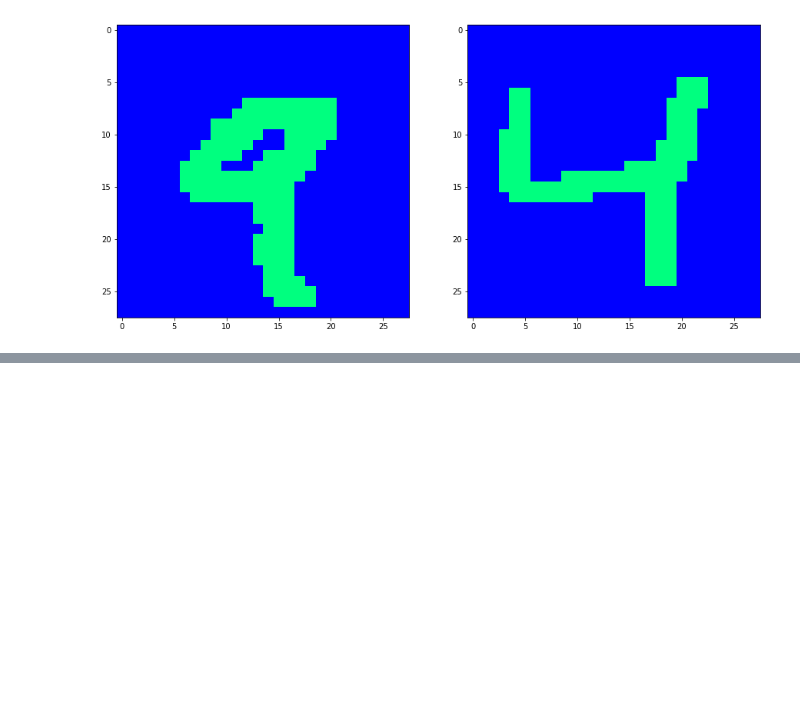
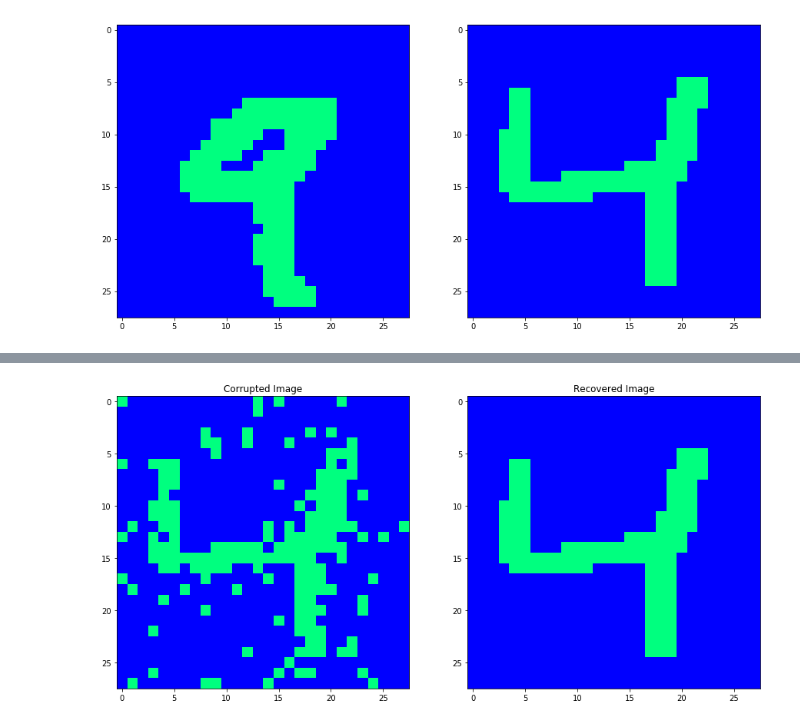
Before and after one commit to TarinZ/hopfield-nets, a Jupyter notebook: hopfield.ipynb, the cells around one changed output, grey strips where cells are left out. Cells and saved outputs as stored; diff of their text form; code cells hidden in the pictures; blank space fills up the shorter version.

Commit message:
Hopfield net complete.

```diff
--- a/hopfield.ipynb
+++ b/hopfield.ipynb
@@ -80,0 +116,31 @@ def corrupt_input(image_to_corrupt, method, bernouli_noise_probability = 0.1, ma
+# %%
+# (For imaging purposes)
+fig, ax = plt.subplots(nrows = 1, ncols = 2, figsize=(15, 7.5))
+ax[0].imshow(corrupted_image, interpolation='None', cmap='winter')
+ax[0].set_title('Corrupted Image')
+
+# The number of iterations where we randomly update neurons/pixels
+N.iterations = 5000
+
+# This will store the energy of the Hopfield net.
+energy_vec = np.zeros((1,N.iterations))
+
+# Loop through, and recover the image from it's corrupted self. (And vectorize)
+cleaned_image = np.copy(corrupted_image).reshape(1,784)
+for nn in xrange(N.iterations):
+
+    # Compute energy:
+    energy_vec[0,nn] = energy(cleaned_image, weights)
+
+    # Pick a neuron at random to evaluate.
+    I.index_to_clean = np.random.randint(N.neurons)
+
+    cleaned_image[0,I.index_to_clean] = np.sign(cleaned_image.dot(weights[:,I.index_to_clean]))
+
+    # We will show the cleaned_image as it is being cleaned! (Image only every modulo 100 for speed)
+    if (nn % 100) == 0:
+        ax[1].cla()
+        ax[1].imshow(np.reshape(cleaned_image, (28,28)), interpolation='None', cmap='winter')
+        ax[1].set_title('Recovered Image')
+# %% [output]
+[figure, added]
```
Also changed, not shown: parts of 13 cells of this notebook.
